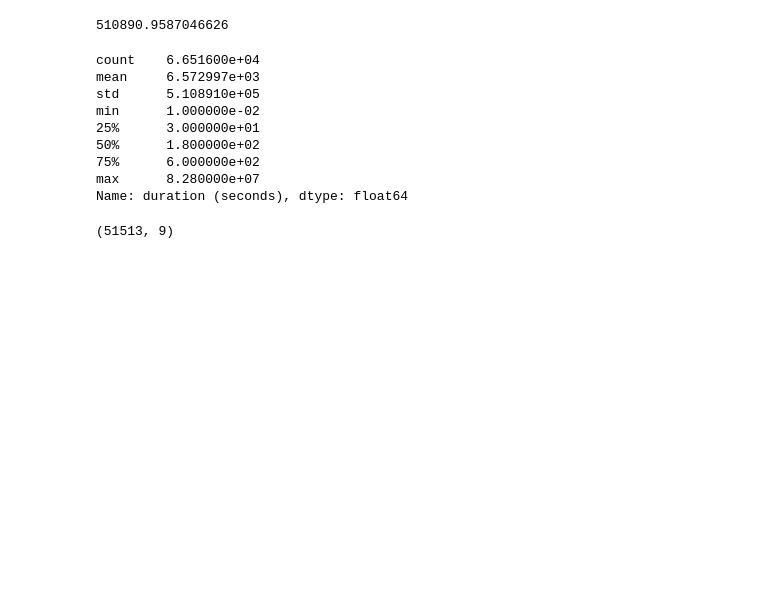
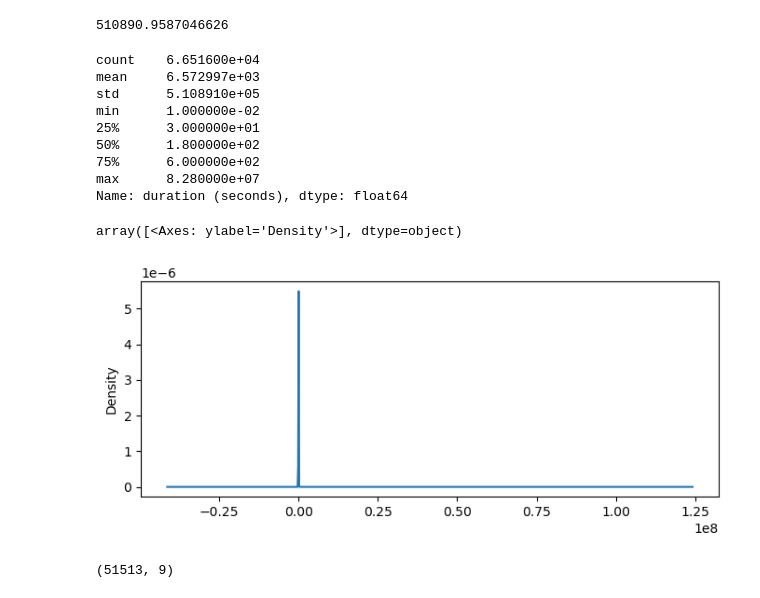
Before and after one commit to leandroautocontrole/Projeto1_ldl_LPAA, a Jupyter notebook: Projeto1_ldl_LPAA.ipynb, the cells around one changed output. Drawn from its saved outputs; the diff is of its cells as text; code cells hidden in the pictures; blank space fills up the shorter version.

Commit message:
criando histogramas para analise estatistica

```diff
--- a/Projeto1_ldl_LPAA.ipynb
+++ b/Projeto1_ldl_LPAA.ipynb
@@ -425,6 +425,12 @@ min      1.000000e-02
 75%      6.000000e+02
 max      8.280000e+07
 Name: duration (seconds), dtype: float64
+# %%
+# gráfico KDE (Kernel Density Function)
+df_copy_clean1['duration (seconds)'].plot.kde(subplots = True, figsize = (8,3))
+# %% [output]
+array([<Axes: ylabel='Density'>], dtype=object)
+[figure, added]
 # %%
 # Removendo elementos acima do 3º quartil para melhorar análise dos dados
 df_remove = df_copy_clean1['duration (seconds)'].loc[(df_copy_clean1['duration (seconds)'] > 600)]
```
Also changed, not shown: parts of 3 cells of this notebook, 2 other files.
